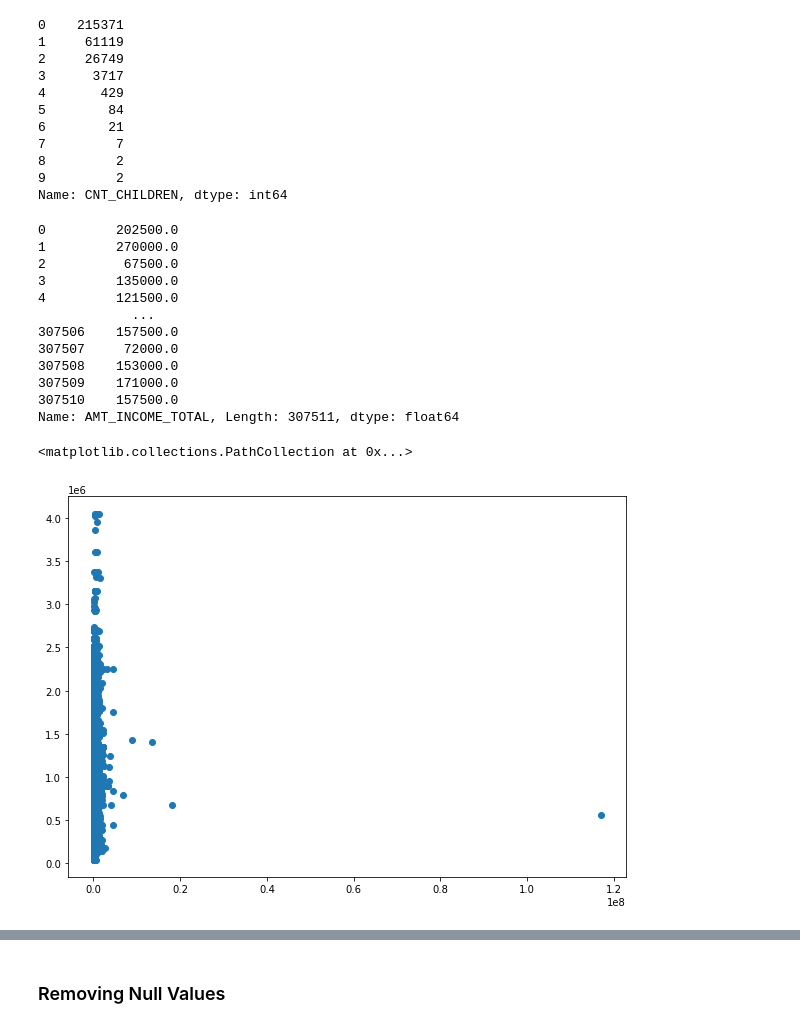
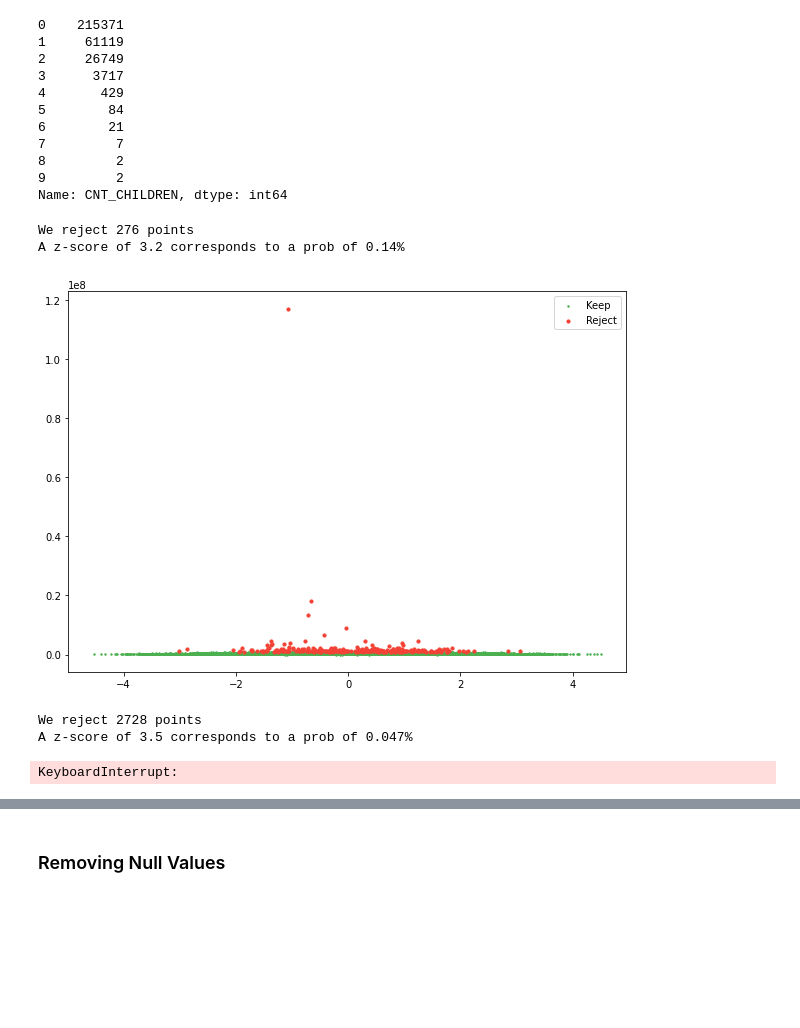
Before and after one commit to SharelCooper/LoanDefaultAnalysisAndMLPredicton, a Jupyter notebook: Loan Project.ipynb, the cells around one changed output, grey strips where cells are left out. Drawn from its saved outputs; the diff is of its cells as text; code cells hidden in the pictures; blank space fills up the shorter version.

```diff
--- a/Loan Project.ipynb
+++ b/Loan Project.ipynb
@@ -227,33 +227,54 @@ After removing the children count outliers:
 8         2
 9         2
 Name: CNT_CHILDREN, dtype: int64
-# %%
-# Need to correct DAYS_BIRTH to age
-df.AMT_INCOME_TOTAL
-# %% [output]
-0         202500.0
-1         270000.0
-2          67500.0
-3         135000.0
-4         121500.0
-            ...
-307506    157500.0
-307507     72000.0
-307508    153000.0
-307509    171000.0
-307510    157500.0
-Name: AMT_INCOME_TOTAL, Length: 307511, dtype: float64
+# %%
+# Calculating mean and std for the income column
+mean, std = np.mean(df.AMT_INCOME_TOTAL), np.std(df.AMT_INCOME_TOTAL)
+# Calculating the z-score for each data point (how far in STD is each data point from the mean).
+z_score = np.abs((df.AMT_INCOME_TOTAL - mean) / std)
+# Our threshold for how many STDs from the mean we keep
+threshold = 3.2
+keep = z_score < threshold
+# How many data points are we rejecting
+print(f"We reject {(~keep).sum()} points")
+# Calc the probability corresponding to the selected z-score threshold
+from scipy.stats import norm
+print(f"A z-score of 3.2 corresponds to a prob of {100 * 2 * norm.sf(threshold):0.2f}%")
+# Visualize the outliers
+visual_scatter = np.random.normal(size=df.AMT_INCOME_TOTAL.size)
+plt.scatter(visual_scatter[keep], df.AMT_INCOME_TOTAL[keep], s=2, label="Keep", color="#4CAF50")
+plt.scatter(visual_scatter[~keep],df.AMT_INCOME_TOTAL[~keep], s=10, label="Reject", color="#F44336")
+plt.legend()
+
+# We will now drop the selected rejected  data points
+df.drop(df.AMT_INCOME_TOTAL[~keep].index,inplace=True, axis=0)
+plt.show();
+# %% [output]
+We reject 276 points
+A z-score of 3.2 corresponds to a prob of 0.14%
+[figure, added]
 # %%
-#bins =list(range(int(df.AMT_INCOME_TOTAL.min()),1000000,5000))
+# Calculating mean and std for the income column
+mean, std = np.mean(df.AMT_INCOME_TOTAL), np.std(df.AMT_INCOME_TOTAL)
+# Calculating the z-score for each data point (how far in STD is each data point from the mean).
+z_score = np.abs((df.AMT_INCOME_TOTAL - mean) / std)
+# Our threshold for how many STDs from the mean we keep
+threshold = 3.5
+keep = z_score < threshold
+# How many data points are we rejecting
+print(f"We reject {(~keep).sum()} points")
+# Calculating the probability corresponding to the selected z-score threshold
+from scipy.stats import norm
+print(f"A z-score of 3.5 corresponds to a prob of {100 * 2 * norm.sf(threshold):0.3f}%")
+# Visualizing the outliers
+visual_scatter = np.random.normal(size=df.AMT_INCOME_TOTAL.size)
+plt.scatter(visual_scatter[keep], df.AMT_INCOME_TOTAL[keep], s=2, label="Keep", color="#4CAF50")
+plt.scatter(visual_scatter[~keep],df.AMT_INCOME_TOTAL[~keep], s=10, label="Reject", color="#F44336")
+plt.legend()
+plt.show();
 
-
-plt.scatter(df.AMT_INCOME_TOTAL,df.AMT_CREDIT)
-
-#plt.xticks(bins)
-
-# # # df.AMT_INCOME_TOTAL[df.AMT_INCOME_TOTAL>=1000000].count()
-# # plt.yticks([600,1000])
-# plt.show();
+#We will not drop anymore values since this will cause significant dataset reduction
 # %% [output]
-<matplotlib.collections.PathCollection at 0x...>
+We reject 2728 points
+A z-score of 3.5 corresponds to a prob of 0.047%
-[figure, removed]
+KeyboardInterrupt:
```
Also changed, not shown: parts of 12 cells of this notebook.
